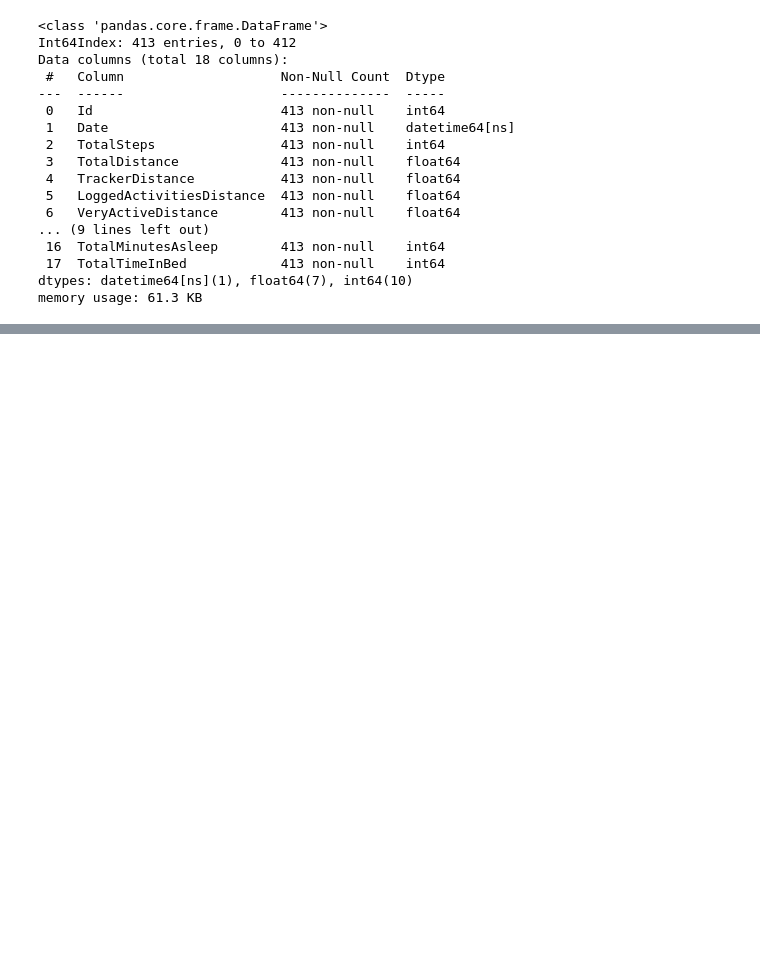
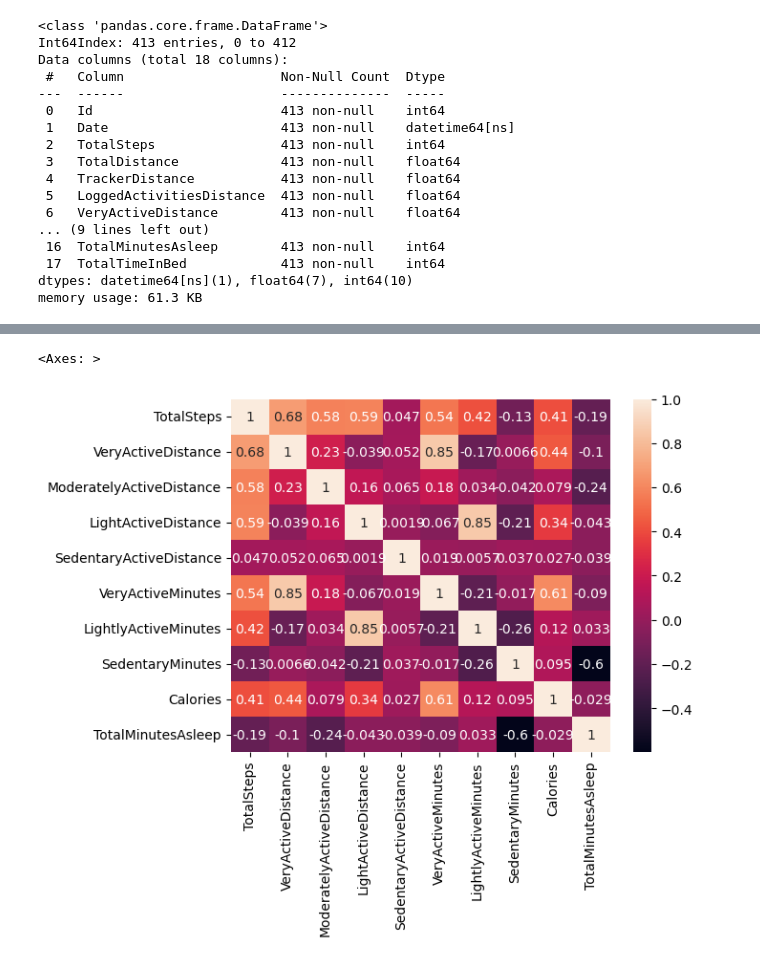
Before and after one commit to mainfranco/Fitness-Data, a Jupyter notebook: Fitness Data.ipynb, the cells around one changed output, grey strips where cells are left out. Saved outputs shown, nothing was run; the diff lists cells and outputs as text; code cells hidden in the pictures; blank space fills up the shorter version.

```diff
--- a/Fitness Data.ipynb
+++ b/Fitness Data.ipynb
@@ -255,0 +242,5 @@ heart_rate
+# %%
+sns.heatmap(daily_activity_and_sleep[new_features].corr(),annot=True)
+# %% [output]
+<Axes: >
+[figure, added]
```
Also changed, not shown: parts of 11 cells of this notebook.
